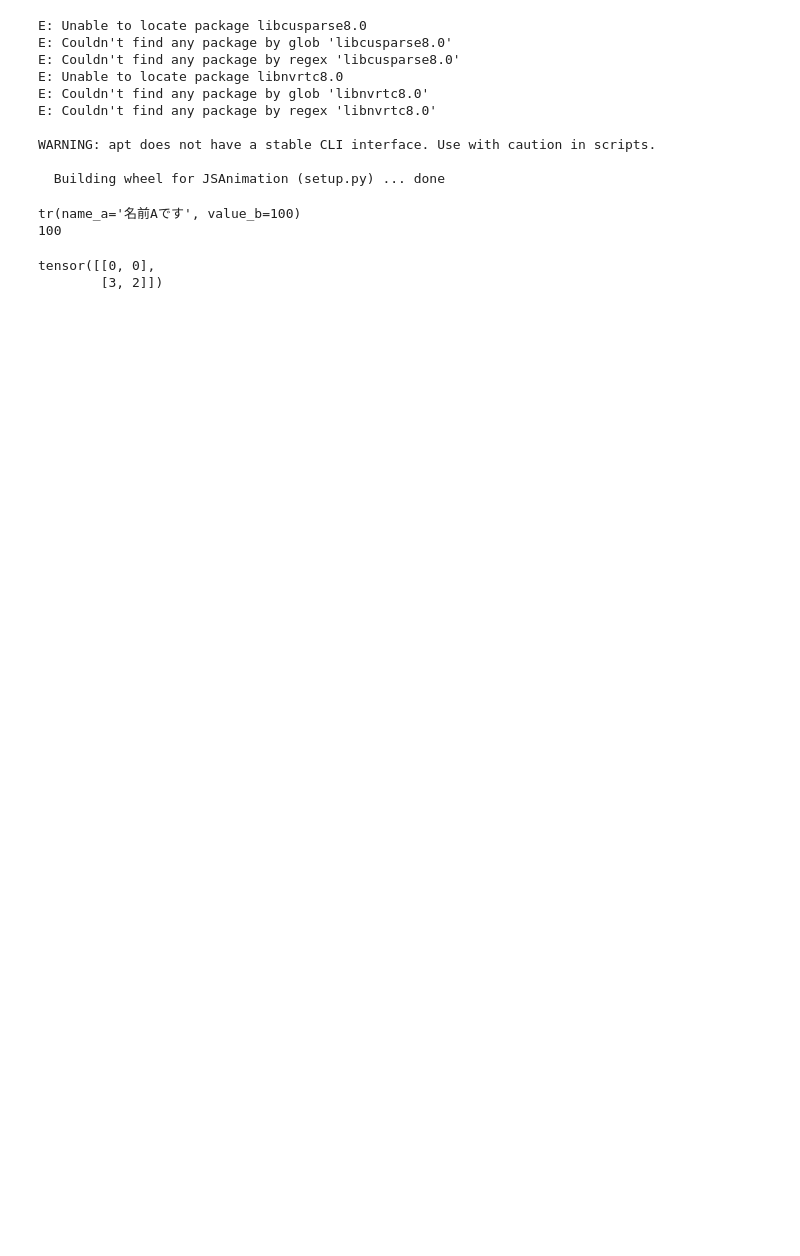
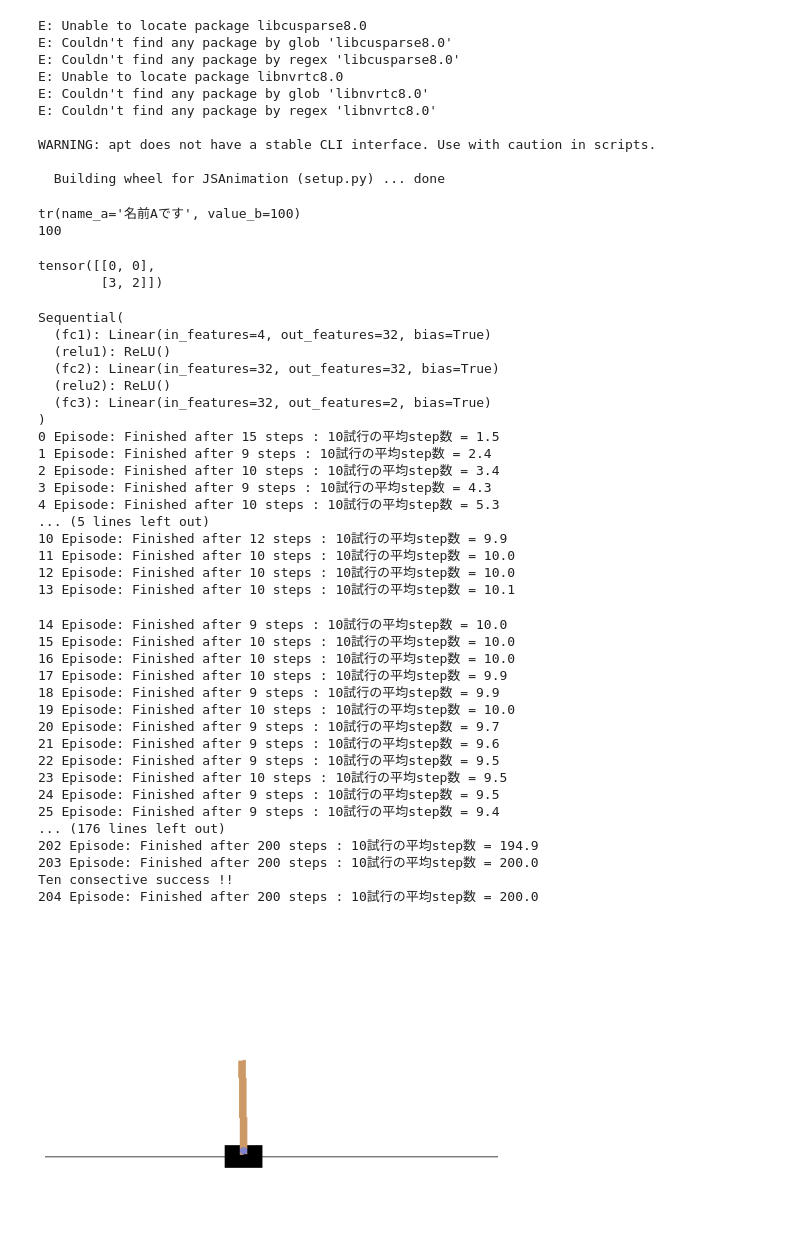
Before and after one commit to Mikaner/reinforcement, a Jupyter notebook: DQN.ipynb, the cells around one changed output. Cells and saved outputs as stored; diff of their text form; code cells hidden in the pictures; blank space fills up the shorter version.

```diff
--- a/DQN.ipynb
+++ b/DQN.ipynb
@@ -275,3 +273,22 @@ print(torch.gather(t, 1, torch.tensor([[0, 0],[1, 0]])))
 # %% [output]
 tensor([[0, 0],
         [3, 2]])
+# %%
+class Agent:
+    def __init__(self, num_states, num_actions):
+        '''課題の状態と行動の数を設定する'''
+        self.brain = Brain(num_states, num_actions)
+        # エージェントが行動を決定するための頭脳を生成
+
+    def update_q_function(self):
+        '''Q関数を更新'''
+        self.brain.replay()
+
+    def get_action(self, state, episode):
+        '''行動を決定する'''
+        action = self.brain.decide_action(state, episode)
+        return action
+
+    def memorize(self, state, action, state_next, reward):
+        '''memoryオブジェクトに、state, action, state_next, rewardの内容を保存する'''
+        self.brain.memory.push(state, action, state_next, reward)
@@ -277,0 +379,39 @@ tensor([[0, 0],
+# %%
+cartpole_env = Environment()
+anim = cartpole_env.run()
+# %% [output]
+Sequential(
+  (fc1): Linear(in_features=4, out_features=32, bias=True)
+  (relu1): ReLU()
+  (fc2): Linear(in_features=32, out_features=32, bias=True)
+  (relu2): ReLU()
+  (fc3): Linear(in_features=32, out_features=2, bias=True)
+)
+0 Episode: Finished after 15 steps : 10試行の平均step数 = 1.5
+1 Episode: Finished after 9 steps : 10試行の平均step数 = 2.4
+2 Episode: Finished after 10 steps : 10試行の平均step数 = 3.4
+3 Episode: Finished after 9 steps : 10試行の平均step数 = 4.3
+4 Episode: Finished after 10 steps : 10試行の平均step数 = 5.3
+... (5 lines left out)
+10 Episode: Finished after 12 steps : 10試行の平均step数 = 9.9
+11 Episode: Finished after 10 steps : 10試行の平均step数 = 10.0
+12 Episode: Finished after 10 steps : 10試行の平均step数 = 10.0
+13 Episode: Finished after 10 steps : 10試行の平均step数 = 10.1
+14 Episode: Finished after 9 steps : 10試行の平均step数 = 10.0
+15 Episode: Finished after 10 steps : 10試行の平均step数 = 10.0
+16 Episode: Finished after 10 steps : 10試行の平均step数 = 10.0
+17 Episode: Finished after 10 steps : 10試行の平均step数 = 9.9
+18 Episode: Finished after 9 steps : 10試行の平均step数 = 9.9
+19 Episode: Finished after 10 steps : 10試行の平均step数 = 10.0
+20 Episode: Finished after 9 steps : 10試行の平均step数 = 9.7
+21 Episode: Finished after 9 steps : 10試行の平均step数 = 9.6
+22 Episode: Finished after 9 steps : 10試行の平均step数 = 9.5
+23 Episode: Finished after 10 steps : 10試行の平均step数 = 9.5
+24 Episode: Finished after 9 steps : 10試行の平均step数 = 9.5
+25 Episode: Finished after 9 steps : 10試行の平均step数 = 9.4
+... (176 lines left out)
+202 Episode: Finished after 200 steps : 10試行の平均step数 = 194.9
+203 Episode: Finished after 200 steps : 10試行の平均step数 = 200.0
+Ten consective success !!
+204 Episode: Finished after 200 steps : 10試行の平均step数 = 200.0
+[figure, added]
```
Also changed, not shown: parts of 4 cells of this notebook.
